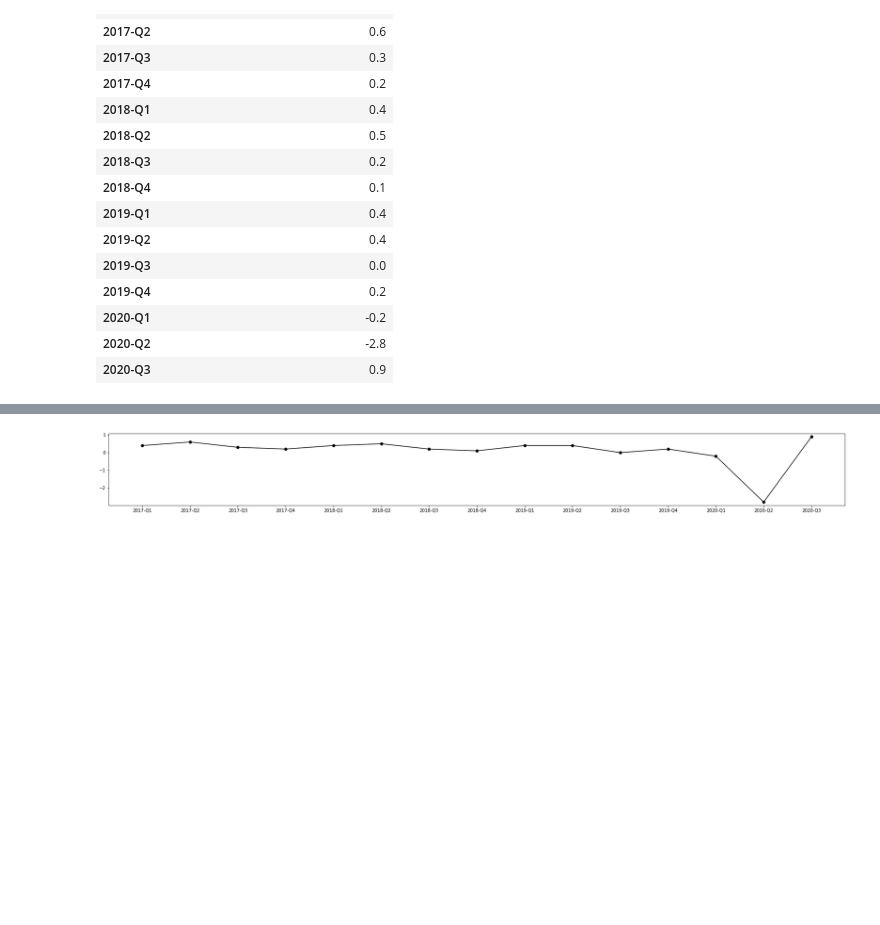
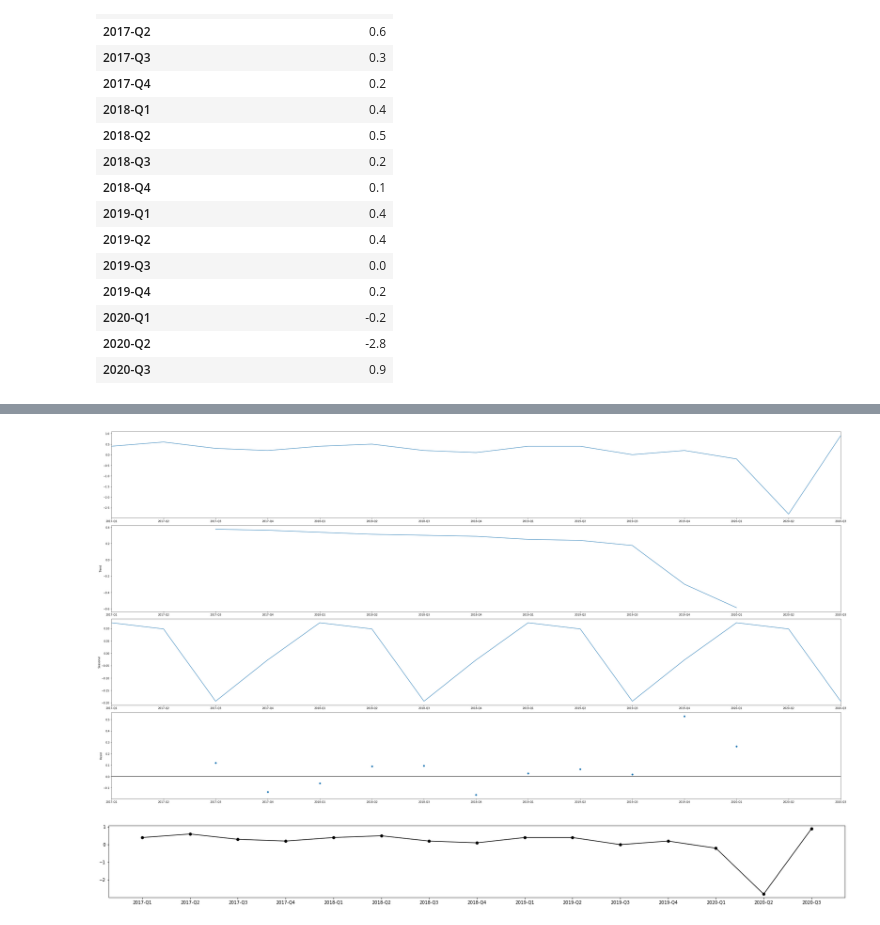
Before and after one commit to JoeJoe1313/Impact-of-Covid-19-on-the-Employment-Growth-in-the-EU, a Jupyter notebook: AEEM.ipynb, the cells around one changed output, grey strips where cells are left out. Saved outputs shown, nothing was run; the diff lists cells and outputs as text; code cells hidden in the pictures; blank space fills up the shorter version.

```diff
--- a/AEEM.ipynb
+++ b/AEEM.ipynb
@@ -29,3 +48,12 @@ df
+# %%
+from statsmodels.tsa.seasonal import seasonal_decompose
+
+fig = seasonal_decompose(df, model='additive', freq=4).plot()
+fig.set_figheight(20)
+fig.set_figwidth(40)
+plt.tight_layout()
+# %% [output]
+[figure, added]
 # %%
  _, ax = plt.subplots(1, 1, figsize=(30, 3))
 ax.plot(df['Percentage change on previous period'], color='black', marker='o', label='original')
```
Also changed, not shown: parts of 3 cells of this notebook.
